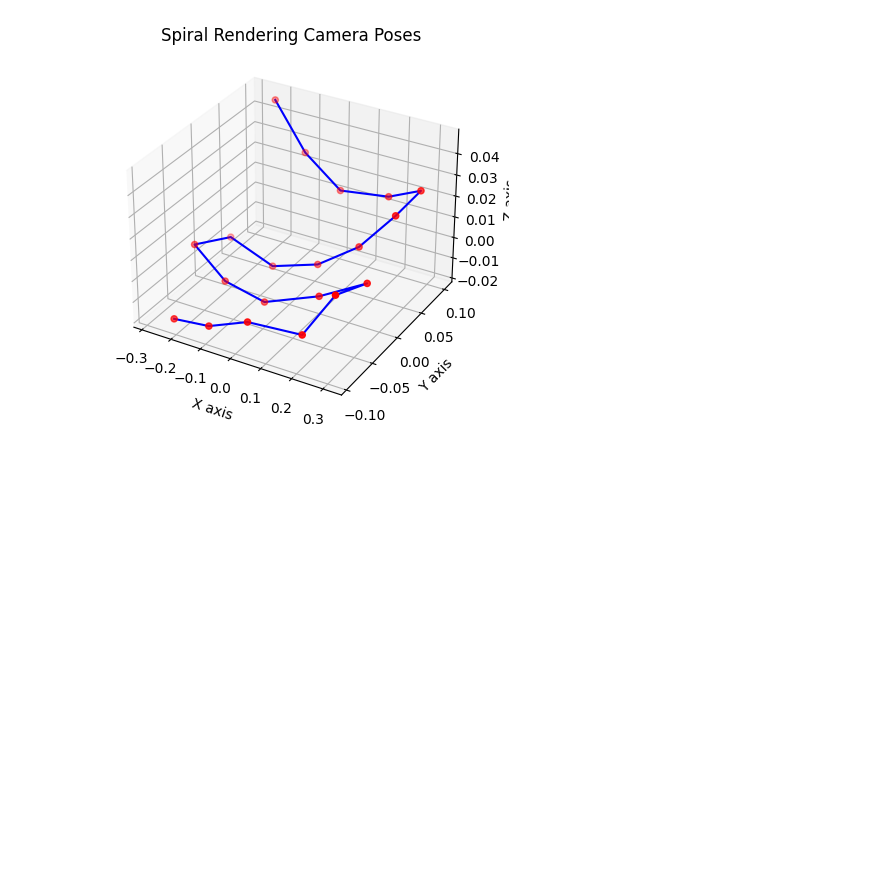
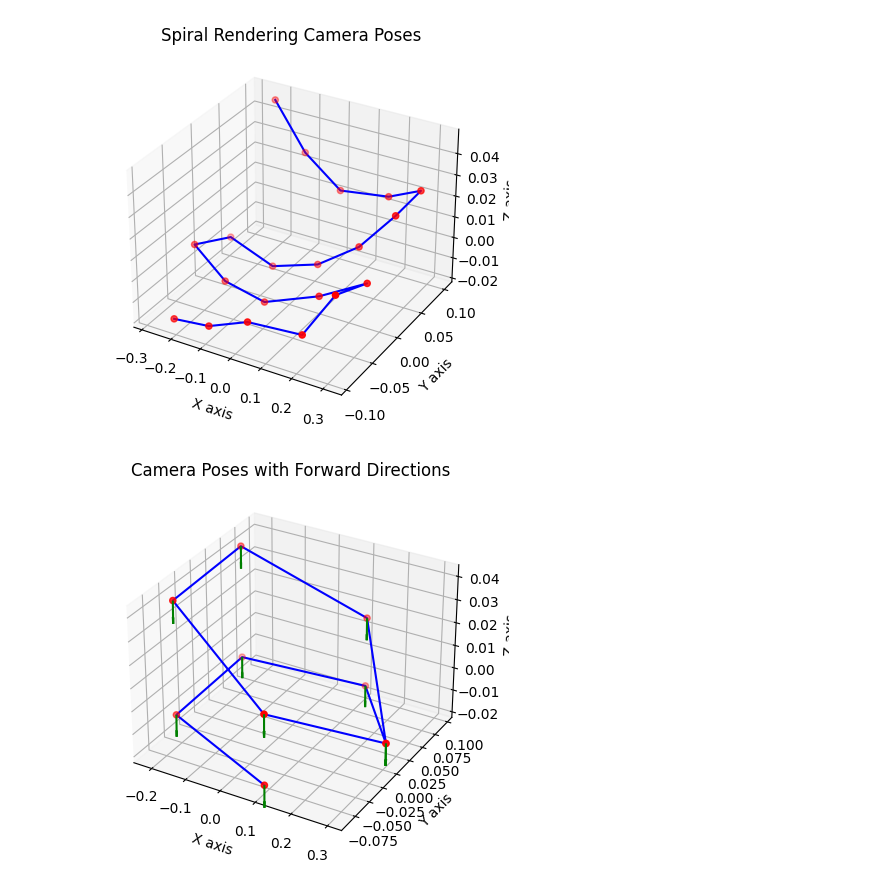
Before and after one commit to kjae0/NeRF-Zoo, a Jupyter notebook: src/test.ipynb, the cells around one changed output. Drawn from its saved outputs; the diff is of its cells as text; code cells hidden in the pictures; blank space fills up the shorter version.

Commit message:
add spiral rendering

```diff
--- a/src/test.ipynb
+++ b/src/test.ipynb
@@ -98,3 +105,49 @@ visualize_spiral_poses(sp[:, :3, :4])
 visualize_spiral_poses(np.array(dset.poses))
 # %% [output]
 [figure]
+# %%
+import numpy as np
+import matplotlib.pyplot as plt
+from mpl_toolkits.mplot3d import Axes3D
+
+def visualize_camera_poses_with_directions(poses):
+    """
+    Visualize the camera positions and forward directions in 3D space for spiral rendering.
+
+    Args:
+        poses: np.array of shape (n_views, 3, 5) containing the camera extrinsics.
+    """
+    # Extract the camera positions (translation part)
+    camera_positions = poses[:, :3, 3]  # Assuming translation is stored in the last column
+
+    # Extract the forward directions (3rd column of the 3x3 rotation matrix)
+    forward_directions = poses[:, :3, 2]  # Assuming the 3rd column of the 3x3 matrix is the forward direction
+
+    fig = plt.figure()
+    ax = fig.add_subplot(111, projection='3d')
+
+    # Plot the camera positions
+    ax.scatter(camera_positions[:, 0], camera_positions[:, 1], camera_positions[:, 2], c='r', marker='o')
+
+    # Plot lines between consecutive camera positions to show the spiral path
+    ax.plot(camera_positions[:, 0], camera_positions[:, 1], camera_positions[:, 2], color='blue')
+
+    # Plot camera forward directions as quivers (arrows)
+    ax.quiver(camera_positions[:, 0], camera_positions[:, 1], camera_positions[:, 2],
+              forward_directions[:, 0], forward_directions[:, 1], forward_directions[:, 2],
+              length=0.01, normalize=True, color='green')
+
+    # Label axes
+    ax.set_xlabel('X axis')
+    ax.set_ylabel('Y axis')
+    ax.set_zlabel('Z axis')
+
+    plt.title('Camera Poses with Forward Directions')
+    plt.show()
+
+# Example usage
+# Replace this with your actual pose data, shaped (n_views, 3, 5)
+
+visualize_camera_poses_with_directions(sp)
+# %% [output]
+[figure, added]
```
Also changed, not shown: parts of 8 cells of this notebook, 5 other files.
